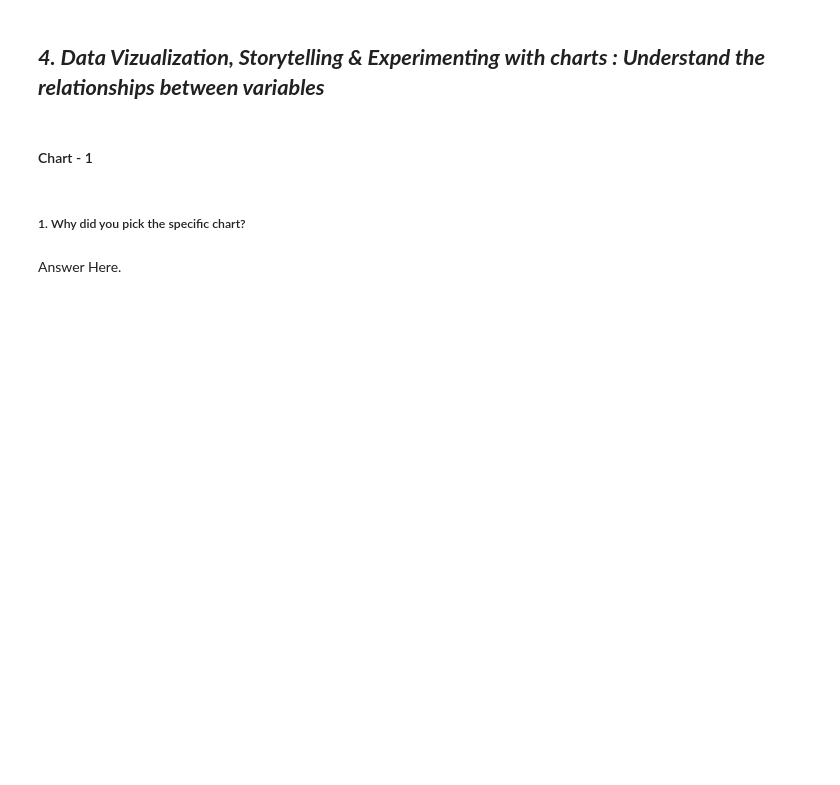
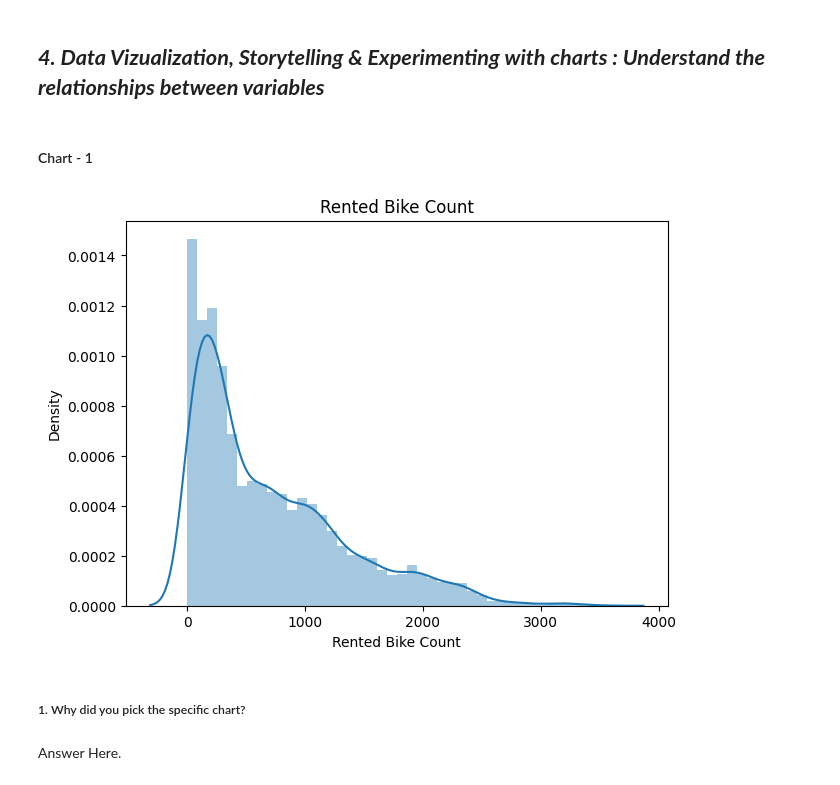
Before and after one commit to sonu9479/Bike-Sharing-Demand-Prediction, a Jupyter notebook: Bike_sharing_demand_prediction_ML_regression_model_.ipynb, the cells around one changed output. Drawn from its saved outputs; the diff is of its cells as text; code cells hidden in the pictures; blank space fills up the shorter version.

```diff
--- a/Bike_sharing_demand_prediction_ML_regression_model_.ipynb
+++ b/Bike_sharing_demand_prediction_ML_regression_model_.ipynb
@@ -255,7 +257,13 @@ import datetime as dt
 # We can see that the Date variable is in object datatype, we need to change it into datetime datatype
 data['Date'] = data['Date'].astype(np.datetime64)
 
-data['month'] =
+data['month'] = data['Date'].dt.month
+
+data['day'] = data['Date'].dt.day_name()
+
+# data['weekend'] = data['day'].apply(lambda x: 1 if x in ['Sunday','Saturday'] else 0 )
+# %%
+data.drop(['Date'],axis = 1, inplace = True)
 # %%
 data.info()
 # %% [output]
@@ -289,3 +351,12 @@ Answer Here.
+# %%
+# Chart - 1 visualization code
+
+plt.figure(figsize=(7,5))
+plt.title('Rented Bike Count')
+sns.distplot(data['Rented Bike Count'] )
+plt.show()
+# %% [output]
+[figure, added]
 # %% [markdown]
 ##### 1. Why did you pick the specific chart?
 # %% [markdown]
```
Also changed, not shown: parts of 30 cells of this notebook.
